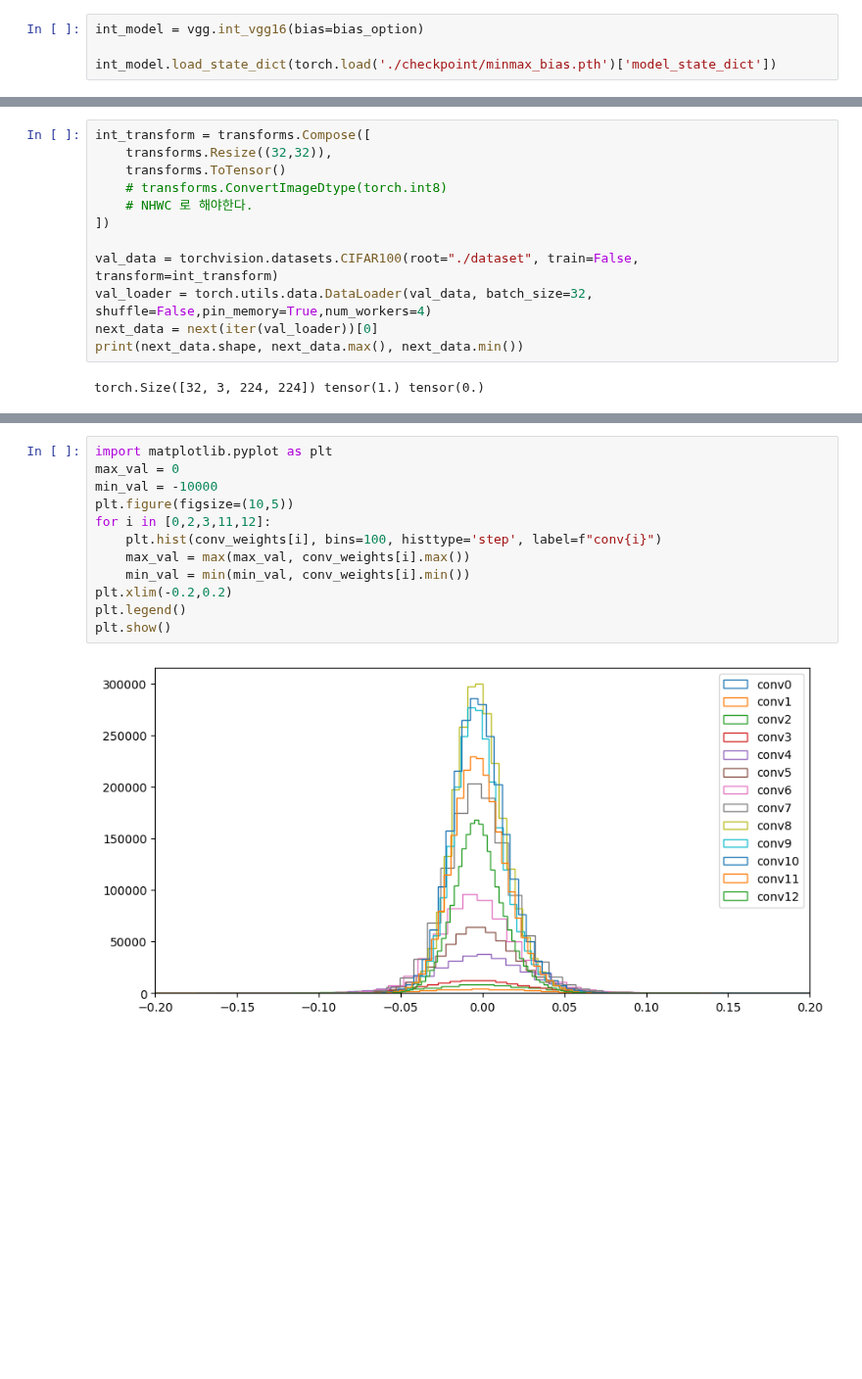
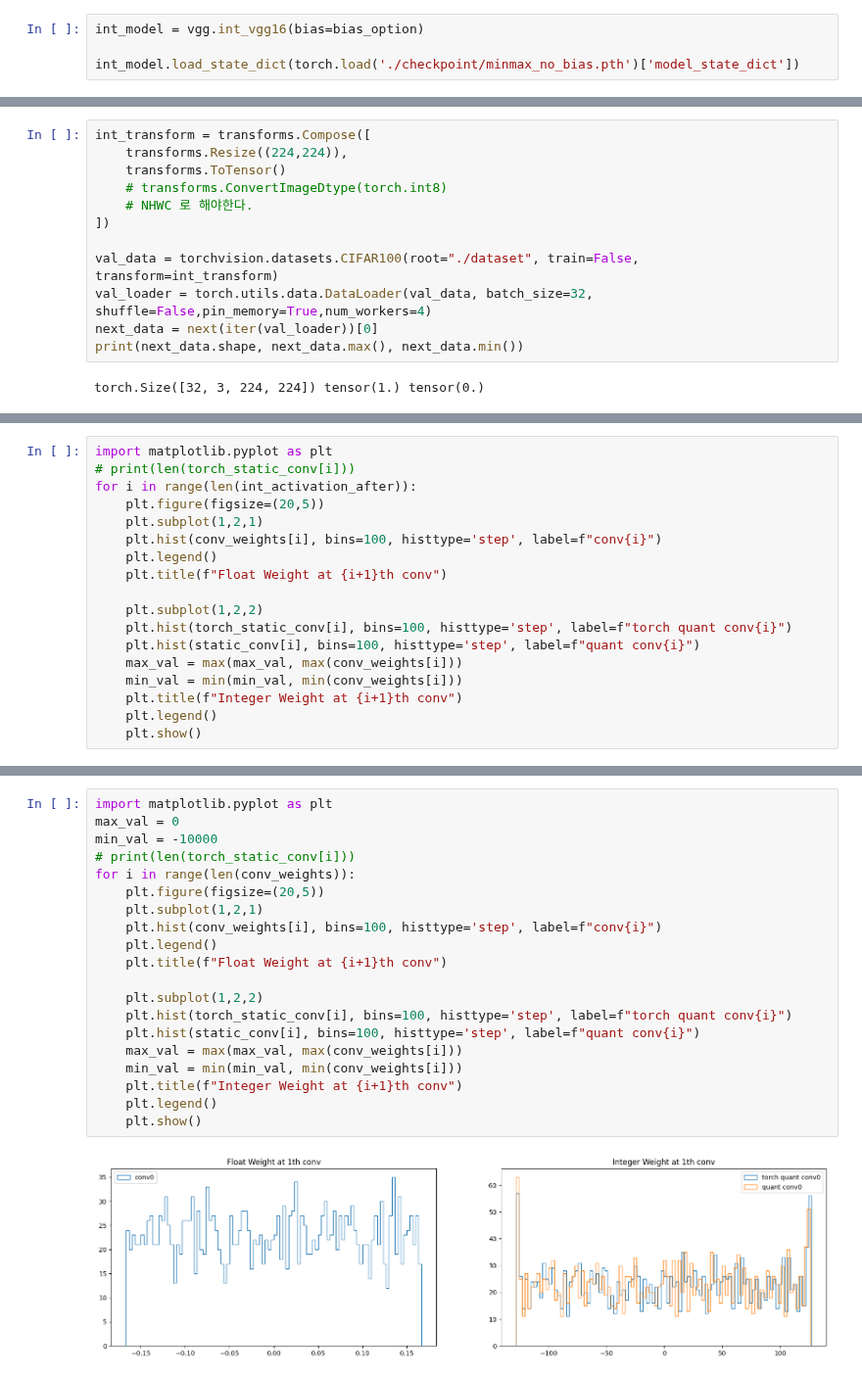
Before and after one commit to yunguks/Int_infer, a Jupyter notebook: weight_test.ipynb, the cells around one changed output, grey strips where cells are left out. Shown at 98% size. Drawn from its saved outputs; the diff is of its cells as text; blank space fills up the shorter version.

Commit message:
update weight and activation plot

```diff
--- a/weight_test.ipynb
+++ b/weight_test.ipynb
@@ -530,6 +563,6 @@ torch quantization으로 만든 Intger weight를 Int_model에 옮기기
 # %%
 int_model = vgg.int_vgg16(bias=bias_option)
 
-int_model.load_state_dict(torch.load('./checkpoint/minmax_bias.pth')['model_state_dict'])
+int_model.load_state_dict(torch.load('./checkpoint/minmax_no_bias.pth')['model_state_dict'])
 # %% [output]
 <All keys matched successfully>
@@ -564,6 +572,6 @@ tensor(127, dtype=torch.int8)
 # %%
 int_transform = transforms.Compose([
-    transforms.Resize((32,32)),
+    transforms.Resize((224,224)),
     transforms.ToTensor()
     # transforms.ConvertImageDtype(torch.int8)
     # NHWC 로 해야한다.
@@ -637,0 +727,18 @@ print(len(conv_weights))
+# %%
+import matplotlib.pyplot as plt
+# print(len(torch_static_conv[i]))
+for i in range(len(int_activation_after)):
+    plt.figure(figsize=(20,5))
+    plt.subplot(1,2,1)
+    plt.hist(conv_weights[i], bins=100, histtype='step', label=f"conv{i}")
+    plt.legend()
+    plt.title(f"Float Weight at {i+1}th conv")
+
+    plt.subplot(1,2,2)
+    plt.hist(torch_static_conv[i], bins=100, histtype='step', label=f"torch quant conv{i}")
+    plt.hist(static_conv[i], bins=100, histtype='step', label=f"quant conv{i}")
+    max_val = max(max_val, max(conv_weights[i]))
+    min_val = min(min_val, min(conv_weights[i]))
+    plt.title(f"Integer Weight at {i+1}th conv")
+    plt.legend()
+    plt.show()
@@ -638,14 +747,22 @@ print(len(conv_weights))
 # %%
 import matplotlib.pyplot as plt
 max_val = 0
 min_val = -10000
-plt.figure(figsize=(10,5))
-for i in [0,2,3,11,12]:
+# print(len(torch_static_conv[i]))
+for i in range(len(conv_weights)):
+    plt.figure(figsize=(20,5))
+    plt.subplot(1,2,1)
     plt.hist(conv_weights[i], bins=100, histtype='step', label=f"conv{i}")
-    max_val = max(max_val, conv_weights[i].max())
-    min_val = min(min_val, conv_weights[i].min())
-plt.xlim(-0.2,0.2)
-plt.legend()
-plt.show()
+    plt.legend()
+    plt.title(f"Float Weight at {i+1}th conv")
+
+    plt.subplot(1,2,2)
+    plt.hist(torch_static_conv[i], bins=100, histtype='step', label=f"torch quant conv{i}")
+    plt.hist(static_conv[i], bins=100, histtype='step', label=f"quant conv{i}")
+    max_val = max(max_val, max(conv_weights[i]))
+    min_val = min(min_val, min(conv_weights[i]))
+    plt.title(f"Integer Weight at {i+1}th conv")
+    plt.legend()
+    plt.show()
 # %% [output]
-[figure, old version]
+[figure, new version]
```
Also changed, not shown: parts of 31 cells of this notebook, 3 other files.
